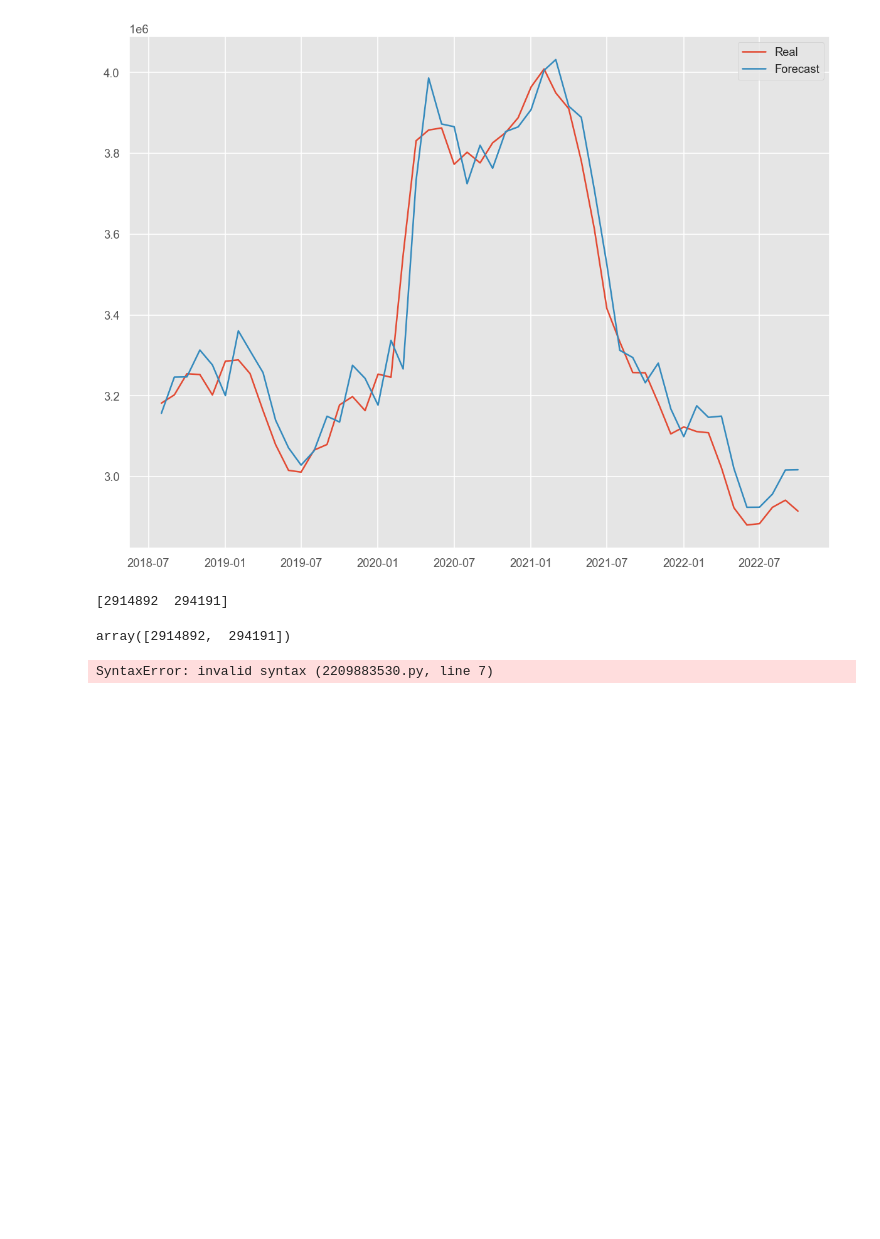
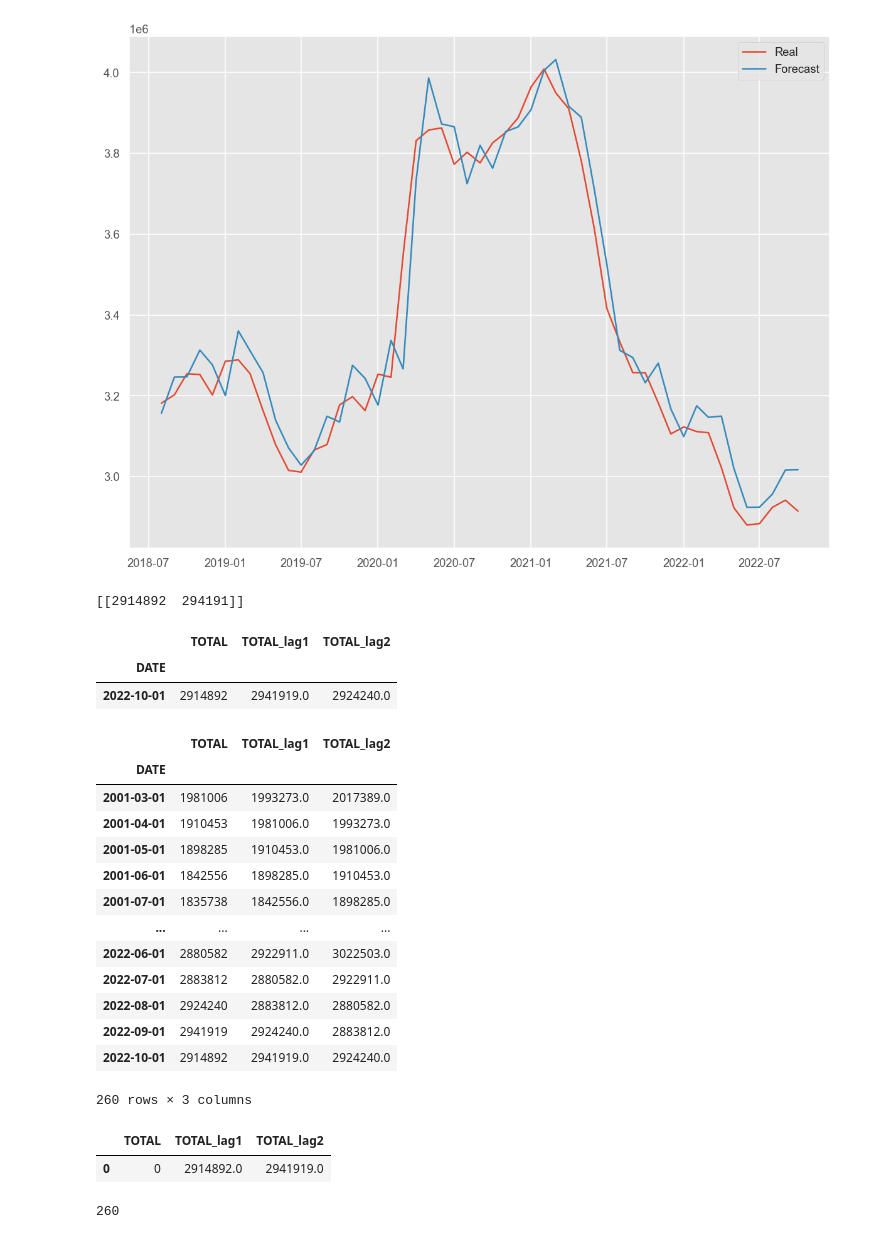
Before and after one commit to MartaSimon/ML_A2, a Jupyter notebook: scriptEnrique.ipynb, the cells around one changed output. Drawn from its saved outputs; the diff is of its cells as text; code cells hidden in the pictures; blank space fills up the shorter version.

```diff
--- a/scriptEnrique.ipynb
+++ b/scriptEnrique.ipynb
@@ -601,10 +610,32 @@ plt.show()
 # %% [output]
 [figure]
 # %%
-predict2 = np.array([2914892,294191])
+predict2 = np.array([[2914892,294191]])
 print(predict2)
 predict2.reshape((1,2))
 predict2
+predict3 = dfT.iloc[-1:]
+predict3
 # %% [output]
-[2914892  294191]
+[[2914892  294191]]
-array([2914892,  294191])
+|  | TOTAL | TOTAL_lag1 | TOTAL_lag2 |
+| DATE |  |  |  |
+| 2022-10-01 | 2914892 | 2941919.0 | 2924240.0 |
+# %%
+predict_all = dfT
+predict_all
+# %% [output]
+|  | TOTAL | TOTAL_lag1 | TOTAL_lag2 |
+| DATE |  |  |  |
+| 2001-03-01 | 1981006 | 1993273.0 | 2017389.0 |
+| 2001-04-01 | 1910453 | 1981006.0 | 1993273.0 |
+| 2001-05-01 | 1898285 | 1910453.0 | 1981006.0 |
+| 2001-06-01 | 1842556 | 1898285.0 | 1910453.0 |
+| 2001-07-01 | 1835738 | 1842556.0 | 1898285.0 |
+| ... | ... | ... | ... |
+| 2022-06-01 | 2880582 | 2922911.0 | 3022503.0 |
+| 2022-07-01 | 2883812 | 2880582.0 | 2922911.0 |
+| 2022-08-01 | 2924240 | 2883812.0 | 2880582.0 |
+| 2022-09-01 | 2941919 | 2924240.0 | 2883812.0 |
+| 2022-10-01 | 2914892 | 2941919.0 | 2924240.0 |
+260 rows × 3 columns
@@ -611,36 +645,20 @@ array([2914892,  294191])
+# %%
+predic_df = pd.DataFrame([valores], columns=columnas)
+predic_df
+# %% [output]
+|  | TOTAL | TOTAL_lag1 | TOTAL_lag2 |
+| 0 | 0 | 2914892.0 | 2941919.0 |
 # %%
-#Obtain forecasts for in-sample and out-of-sample
-
-start = 100
+# Obtenemos las predicciones de todos los dias
+start = 0
 horizon = 1 # El mes siguiente
 end = df_unemployment["TOTAL"].shape[0] + horizon
 
-pred = MLP_lagged_fit.predict(predict2)
-yhat = pred.predicted_mean
-yhat_conf_int = pred.conf_int(alpha=0.05)
-
-#Undo Box-cox transform if necessary
-if BOX_COX:
-    yhat = sp.special.inv_boxcox(yhat, lmbda)
-    yhat_conf_int = sp.special.inv_boxcox(yhat_conf_int, lmbda)
-
-# Obtener las fechas de la prediccion (indice de fecha en nuestro df)
-dates_to_plot = []
-num_index = np.arange(start, end+1)
-for i in range(0, len(num_index)):
-    # Vamos añadiendo meses para pintar el indice de yhat
-    d = df_unemployment.index[start] + pd.DateOffset(months=i)
-    dates_to_plot.append(d)
-yhat.index = dates_to_plot
-yhat_conf_int.index = dates_to_plot
-
-initial_date = df_unemployment.index[start]
-plt.figure()
-plt.fill_between(yhat_conf_int.index,
-                yhat_conf_int.iloc[:, 0],
-                yhat_conf_int.iloc[:, 1], color='k', alpha=.2)
-plt.plot(df_unemployment.loc[initial_date:, :])
-plt.plot(yhat)
-plt.show()
+pred = MLP_lagged_fit.predict(dfT)
+#print(len(pred))
+#print(pred)
-# %% [output]
-SyntaxError: invalid syntax (2209883530.py, line 7)
+# %%
+new_df= pd.DataFrame(pred)
+len(new_df)
+# %% [output]
+260
```
Also changed, not shown: parts of 14 cells of this notebook, 1 other file.
